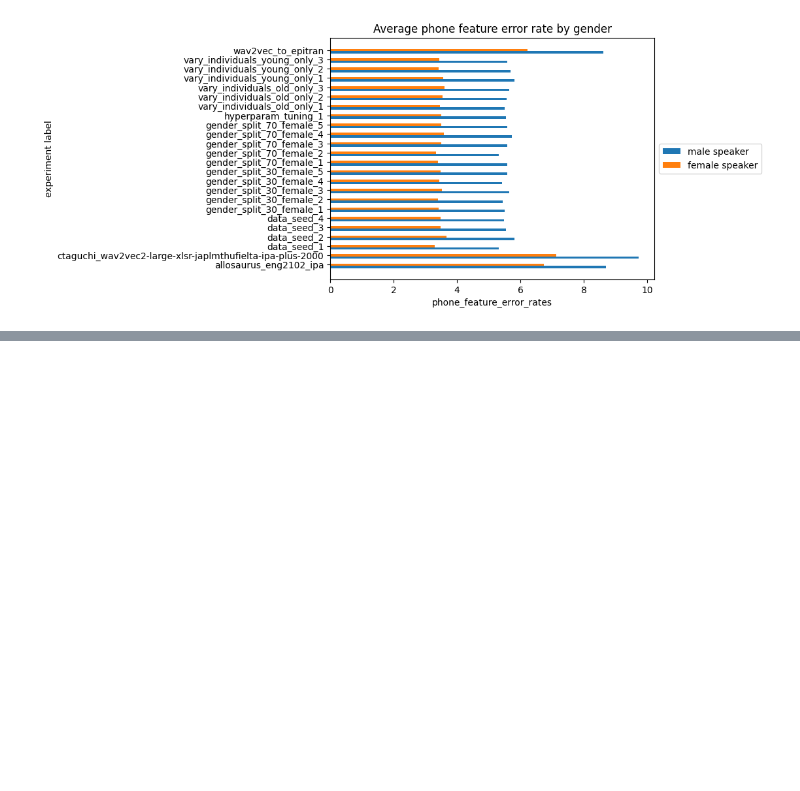
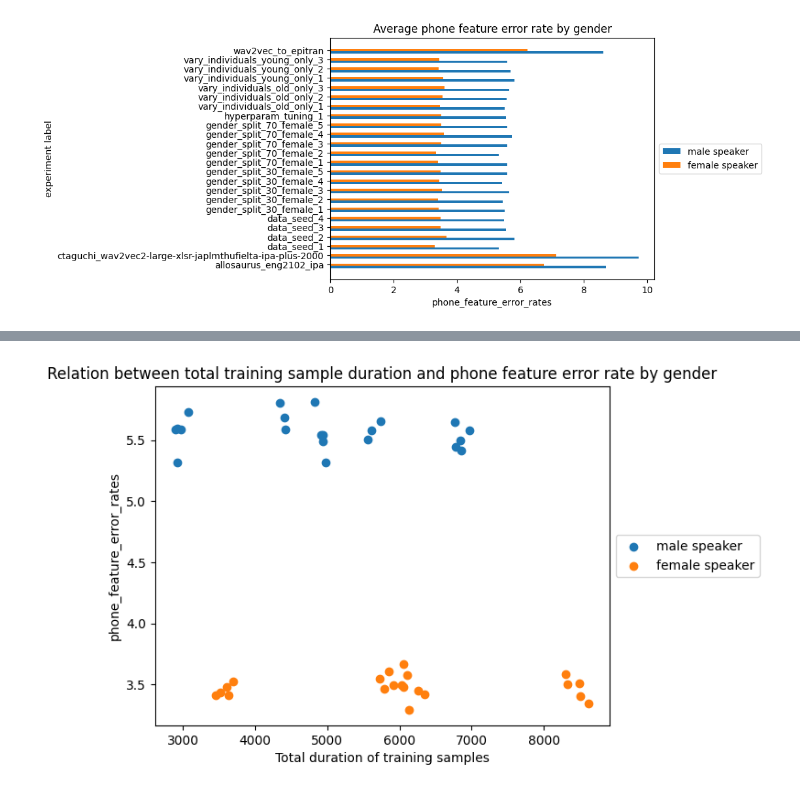
Before and after one commit to ginic/multipa, a Jupyter notebook: notebooks/initial_evaluation_analysis.ipynb, the cells around one changed output, grey strips where cells are left out. Saved outputs shown, nothing was run; the diff lists cells and outputs as text; code cells hidden in the pictures; blank space fills up the shorter version.

```diff
--- a/notebooks/initial_evaluation_analysis.ipynb
+++ b/notebooks/initial_evaluation_analysis.ipynb
@@ -182,0 +212,5 @@ for model in models:
+# %%
+scatter_plot_gender_duration_metric(male_metrics_trained_models, female_metrics_trained_models, male_speaker_duration, female_speaker_duration,
+    "Relation between total training sample duration and phone feature error rate by gender", "phone_feature_error_rates")
+# %% [output]
+[figure, added]
```
Also changed, not shown: parts of 6 cells of this notebook.
